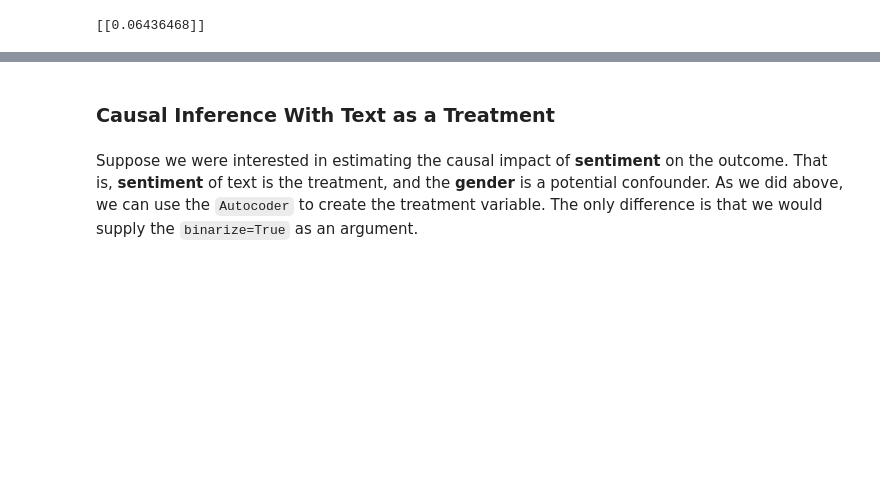
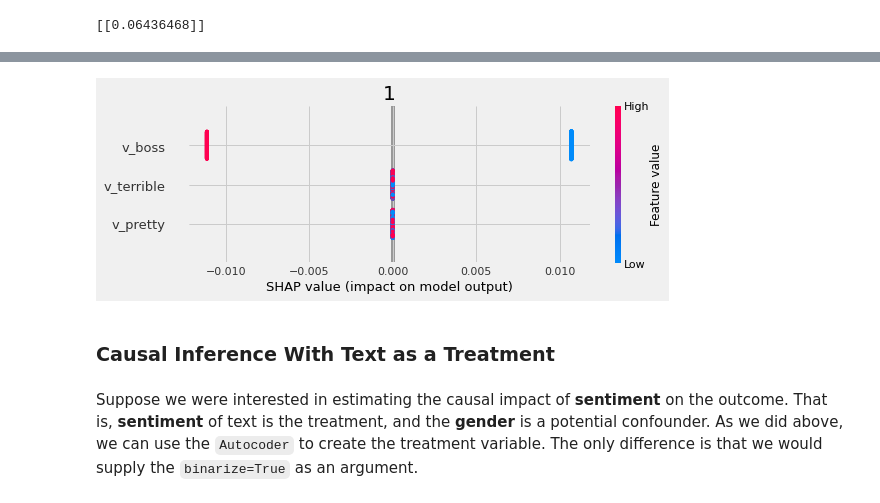
Before and after one commit to amaiya/causalnlp, a Jupyter notebook: nbs/00_causalinference.ipynb, the cells around one changed output, grey strips where cells are left out. Saved outputs shown, nothing was run; the diff lists cells and outputs as text; code cells hidden in the pictures; blank space fills up the shorter version.

```diff
--- a/nbs/00_causalinference.ipynb
+++ b/nbs/00_causalinference.ipynb
@@ -494,3 +607,7 @@ print(effect)
+# %%
+cm.interpret(plot=True, method='shap_values')
+# %% [output]
+[figure, added]
 # %% [markdown]
 ### Causal Inference With Text as a Treatment
 # %% [markdown]
```
Also changed, not shown: parts of 13 cells of this notebook, 11 other files.
